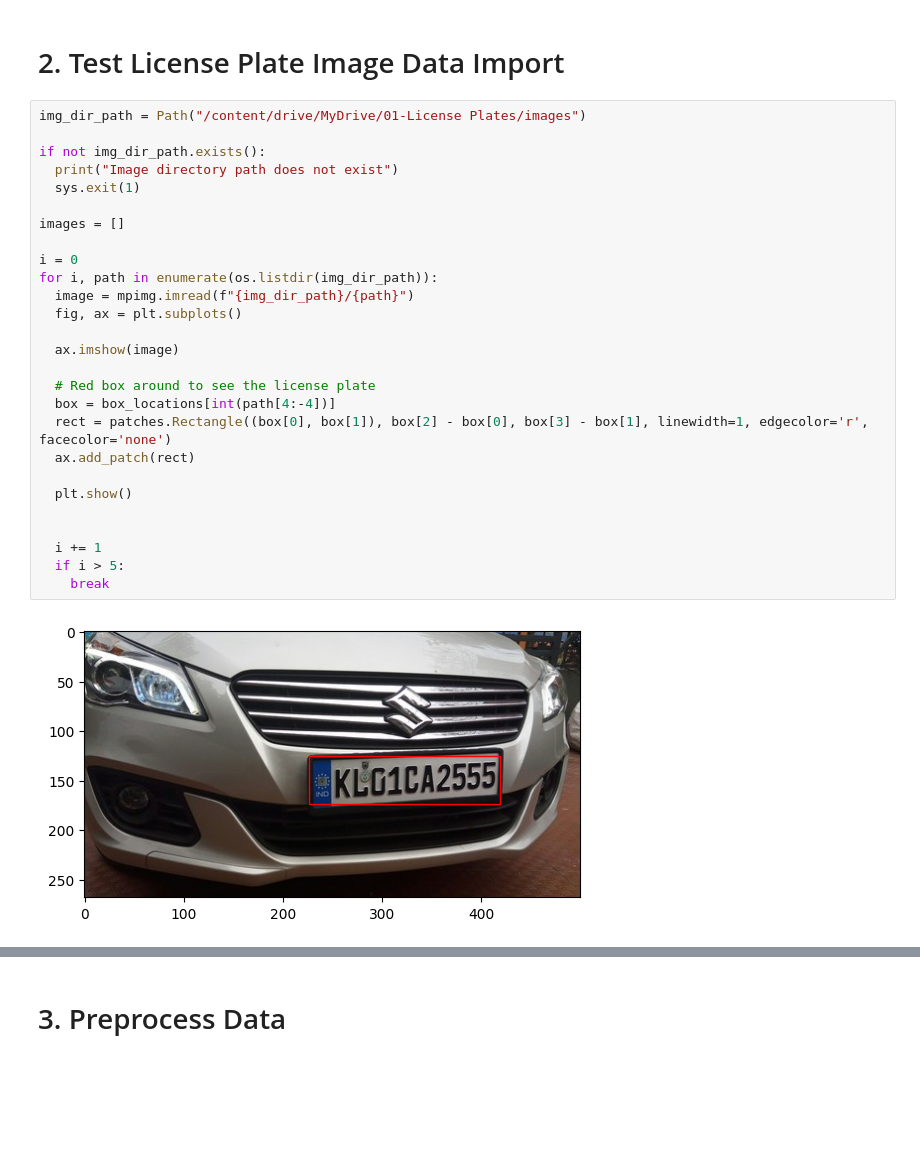
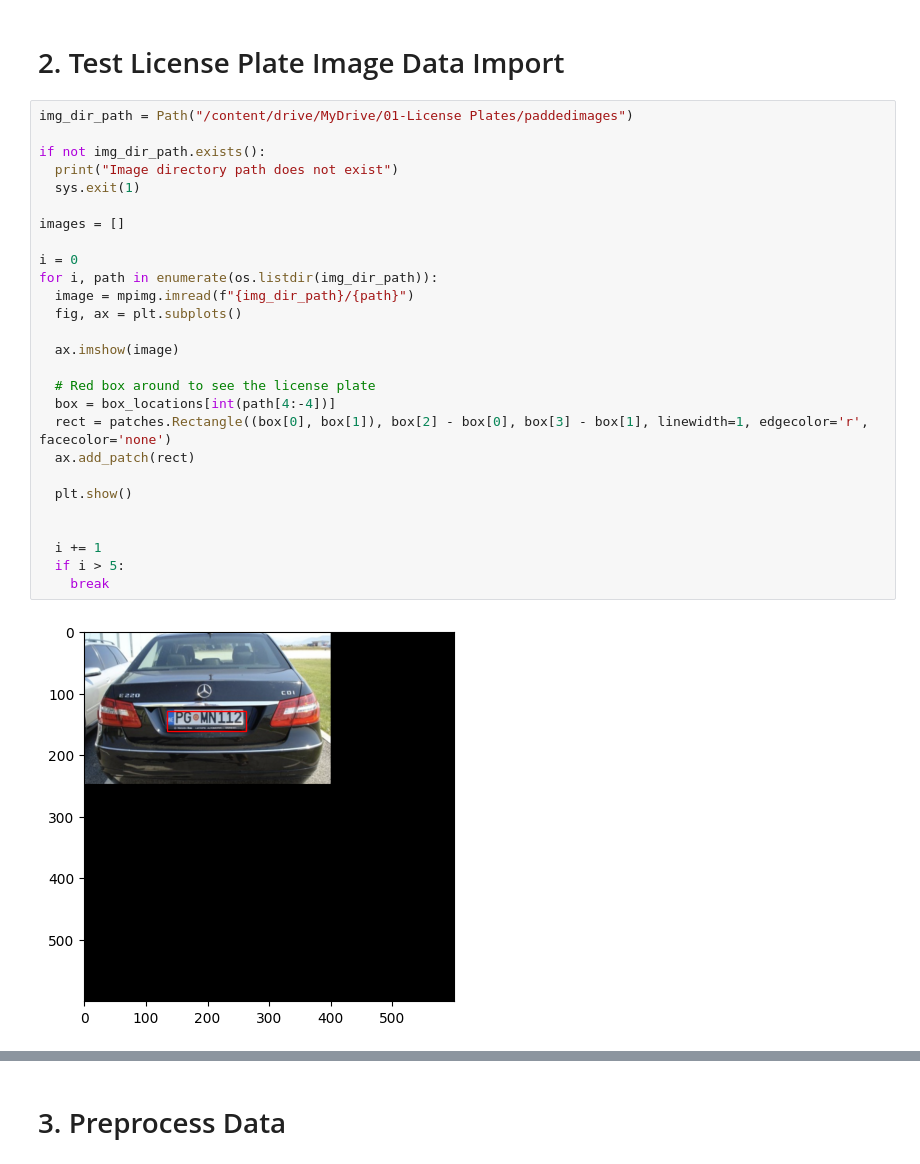
Before and after one commit to Weff24/PrivacyPlate, a Jupyter notebook: pp.ipynb, the cells around one changed output, grey strips where cells are left out. Cells and saved outputs as stored; diff of their text form; blank space fills up the shorter version.

```diff
--- a/pp.ipynb
+++ b/pp.ipynb
@@ -66,31 +66,31 @@ Max Height =  531
 # %% [markdown]
 # 2. Test License Plate Image Data Import
 # %%
-img_dir_path = Path("/content/drive/MyDrive/01-License Plates/images")
+img_dir_path = Path("/content/drive/MyDrive/01-License Plates/paddedimages")
 
 if not img_dir_path.exists():
   print("Image directory path does not exist")
   sys.exit(1)
 
 images = []
 
 i = 0
 for i, path in enumerate(os.listdir(img_dir_path)):
   image = mpimg.imread(f"{img_dir_path}/{path}")
   fig, ax = plt.subplots()
 
   ax.imshow(image)
 
   # Red box around to see the license plate
   box = box_locations[int(path[4:-4])]
   rect = patches.Rectangle((box[0], box[1]), box[2] - box[0], box[3] - box[1], linewidth=1, edgecolor='r', facecolor='none')
   ax.add_patch(rect)
 
   plt.show()
 
 
   i += 1
   if i > 5:
     break
 # %% [output]
-[figure, old version]
+[figure, new version]
```
Also changed, not shown: parts of 7 cells of this notebook.
